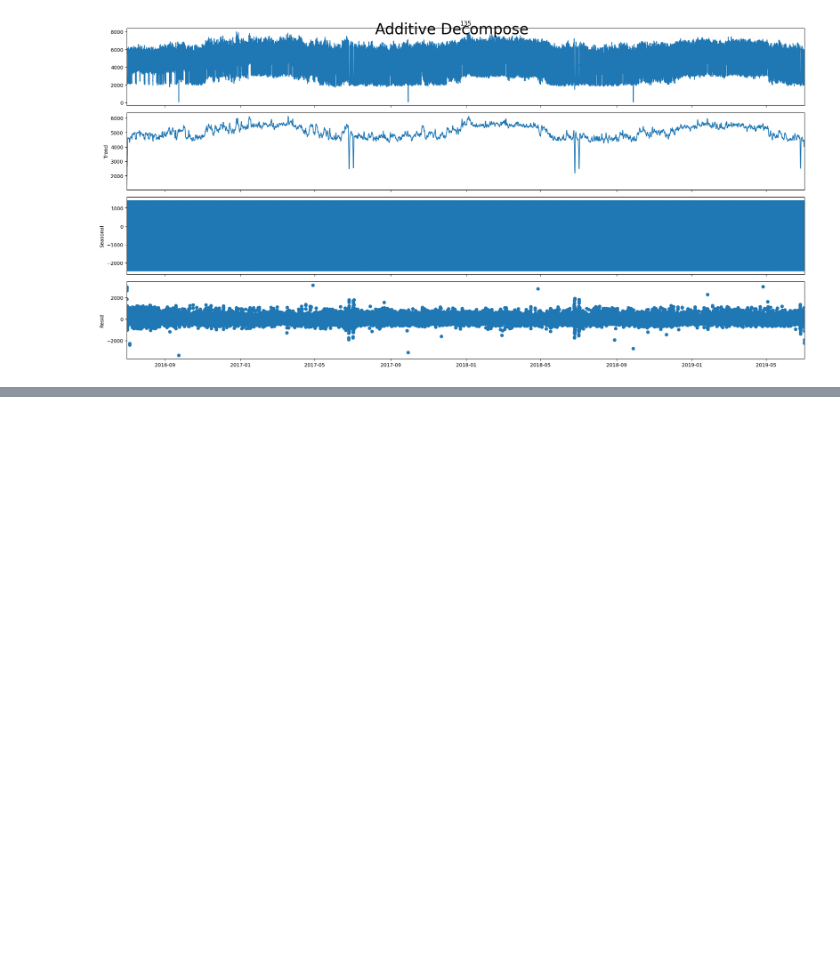
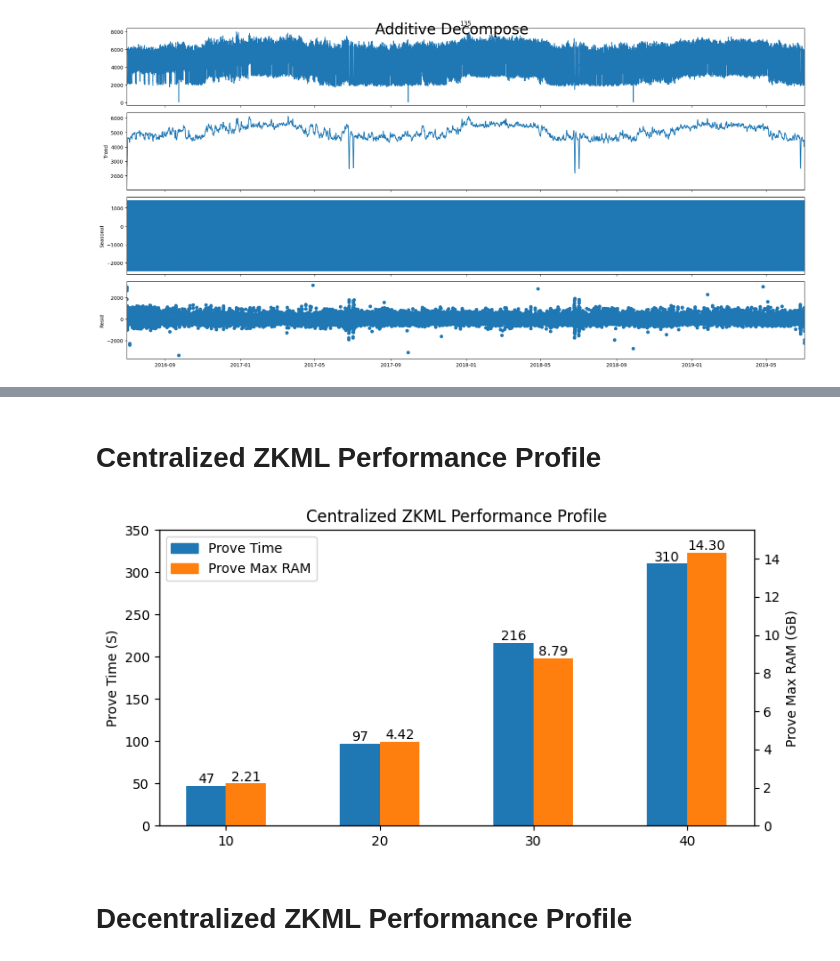
Before and after one commit to CaixiangFan/zkpet, a Jupyter notebook: src/plot.ipynb, the cells around one changed output, grey strips where cells are left out. Saved outputs shown, nothing was run; the diff lists cells and outputs as text; code cells hidden in the pictures; blank space fills up the shorter version.

```diff
--- a/src/plot.ipynb
+++ b/src/plot.ipynb
@@ -380,0 +302,35 @@ tensor([[[  10.5662,   81.9392,    7.4823,  ..., 2459.0837,  602.2404,
+# %% [markdown]
+# Centralized ZKML Performance Profile
+# %%
+import numpy as np
+
+num_homes = np.array([10, 20, 30, 40])
+prove_times = [47, 97, 216, 310]
+max_mems = np.array([2258, 4523, 8998, 14642]) / 1024
+
+fig, ax = plt.subplots(figsize=(8, 4))
+width=2.6
+lns1 = ax.bar(x=num_homes-width/2, height=prove_times, width=width, color='tab:blue', label='Prove Time')
+ax.set(ylabel='Prove Time (S)', title='Centralized ZKML Performance Profile')
+ax.bar_label(lns1, fmt='{:,.0f}')
+ax.set_ylim([0, 350])
+
+ax1 = ax.twinx()
+lns2 = ax1.bar(num_homes+width/2, max_mems, width=width, color='tab:orange', label='Prove Max RAM')
+ax1.set_xticks(ticks=num_homes)
+ax1.set(xlabel='Num of Homes', ylabel='Prove Max RAM (GB)')
+ax1.bar_label(lns2, fmt='{:,.2f}')
+ax1.set_ylim([0, 15.5])
+
+
+colors = {'Prove Time':'tab:blue', 'Prove Max RAM':'tab:orange'}
+labels = list(['Prove Time', 'Prove Max RAM'])
+handles = [plt.Rectangle((0,0),1,1, color=colors[label]) for label in labels]
+plt.legend(handles, labels)
+
+plt.show()
+fig.savefig('cent_perf.png')
+# %% [output]
+[figure, added]
+# %% [markdown]
+# Decentralized ZKML Performance Profile
```
Also changed, not shown: parts of 11 cells of this notebook, 8 other files.
